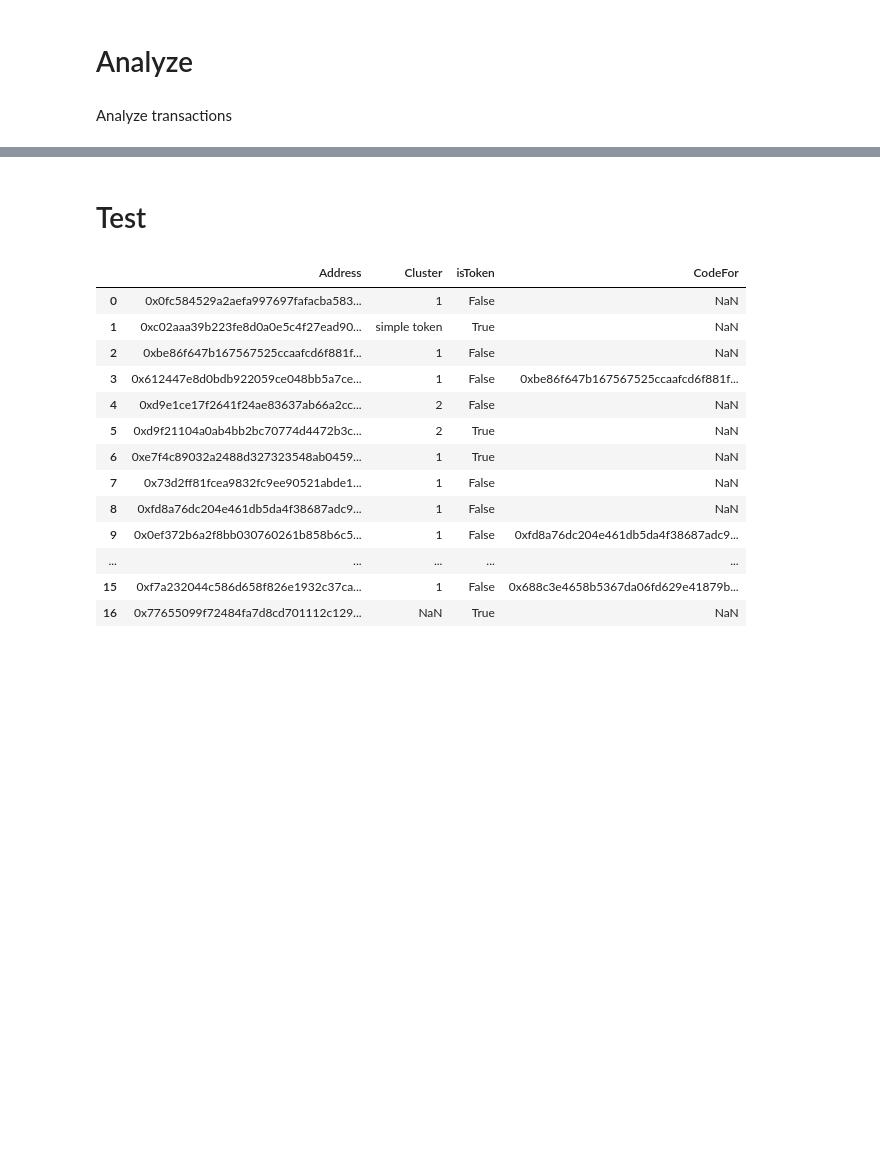
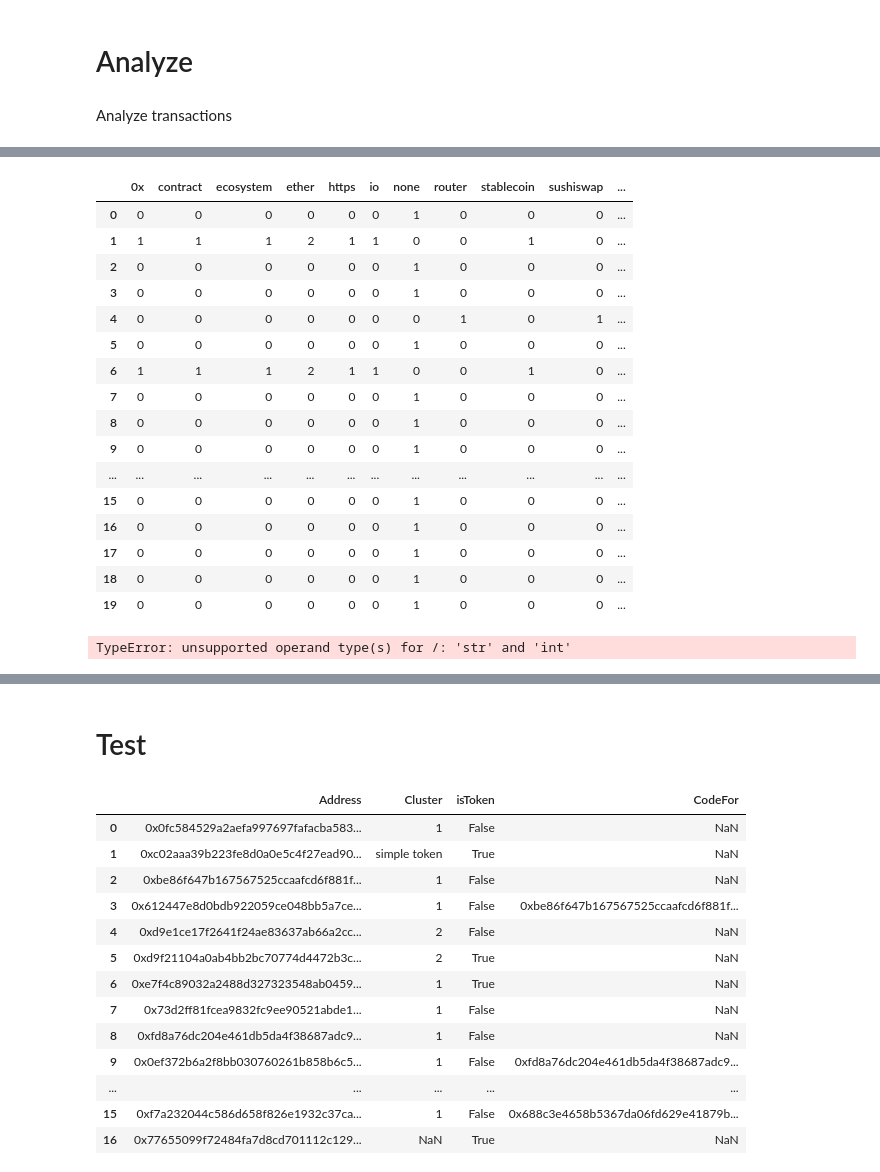
Before and after one commit to shibaeff/HawkEye, a Jupyter notebook: tester.ipynb, the cells around one changed output, grey strips where cells are left out. Drawn from its saved outputs; the diff is of its cells as text; code cells hidden in the pictures; blank space fills up the shorter version.

```diff
--- a/tester.ipynb
+++ b/tester.ipynb
@@ -30,0 +91,20 @@ TypeError: 'NoneType' object is not iterable
+# %%
+temp
+# %% [output]
+|  | 0x | contract | ecosystem | ether | https | io | none | router | stablecoin | sushiswap | ... |
+| 0 | 0 | 0 | 0 | 0 | 0 | 0 | 1 | 0 | 0 | 0 | ... |
+| 1 | 1 | 1 | 1 | 2 | 1 | 1 | 0 | 0 | 1 | 0 | ... |
+| 2 | 0 | 0 | 0 | 0 | 0 | 0 | 1 | 0 | 0 | 0 | ... |
+| 3 | 0 | 0 | 0 | 0 | 0 | 0 | 1 | 0 | 0 | 0 | ... |
+| 4 | 0 | 0 | 0 | 0 | 0 | 0 | 0 | 1 | 0 | 1 | ... |
+| 5 | 0 | 0 | 0 | 0 | 0 | 0 | 1 | 0 | 0 | 0 | ... |
+| 6 | 1 | 1 | 1 | 2 | 1 | 1 | 0 | 0 | 1 | 0 | ... |
+| 7 | 0 | 0 | 0 | 0 | 0 | 0 | 1 | 0 | 0 | 0 | ... |
+| 8 | 0 | 0 | 0 | 0 | 0 | 0 | 1 | 0 | 0 | 0 | ... |
+| 9 | 0 | 0 | 0 | 0 | 0 | 0 | 1 | 0 | 0 | 0 | ... |
+| ... | ... | ... | ... | ... | ... | ... | ... | ... | ... | ... | ... |
+| 15 | 0 | 0 | 0 | 0 | 0 | 0 | 1 | 0 | 0 | 0 | ... |
+| 16 | 0 | 0 | 0 | 0 | 0 | 0 | 1 | 0 | 0 | 0 | ... |
+| 17 | 0 | 0 | 0 | 0 | 0 | 0 | 1 | 0 | 0 | 0 | ... |
+| 18 | 0 | 0 | 0 | 0 | 0 | 0 | 1 | 0 | 0 | 0 | ... |
+| 19 | 0 | 0 | 0 | 0 | 0 | 0 | 1 | 0 | 0 | 0 | ... |
@@ -30,0 +116,5 @@ TypeError: 'NoneType' object is not iterable
+# %%
+model = cluster.KMeansClusterer(2, edit_distance)
+model.cluster(df)
+# %% [output]
+TypeError: unsupported operand type(s) for /: 'str' and 'int'
```
Also changed, not shown: parts of 11 cells of this notebook, 34 other files.
